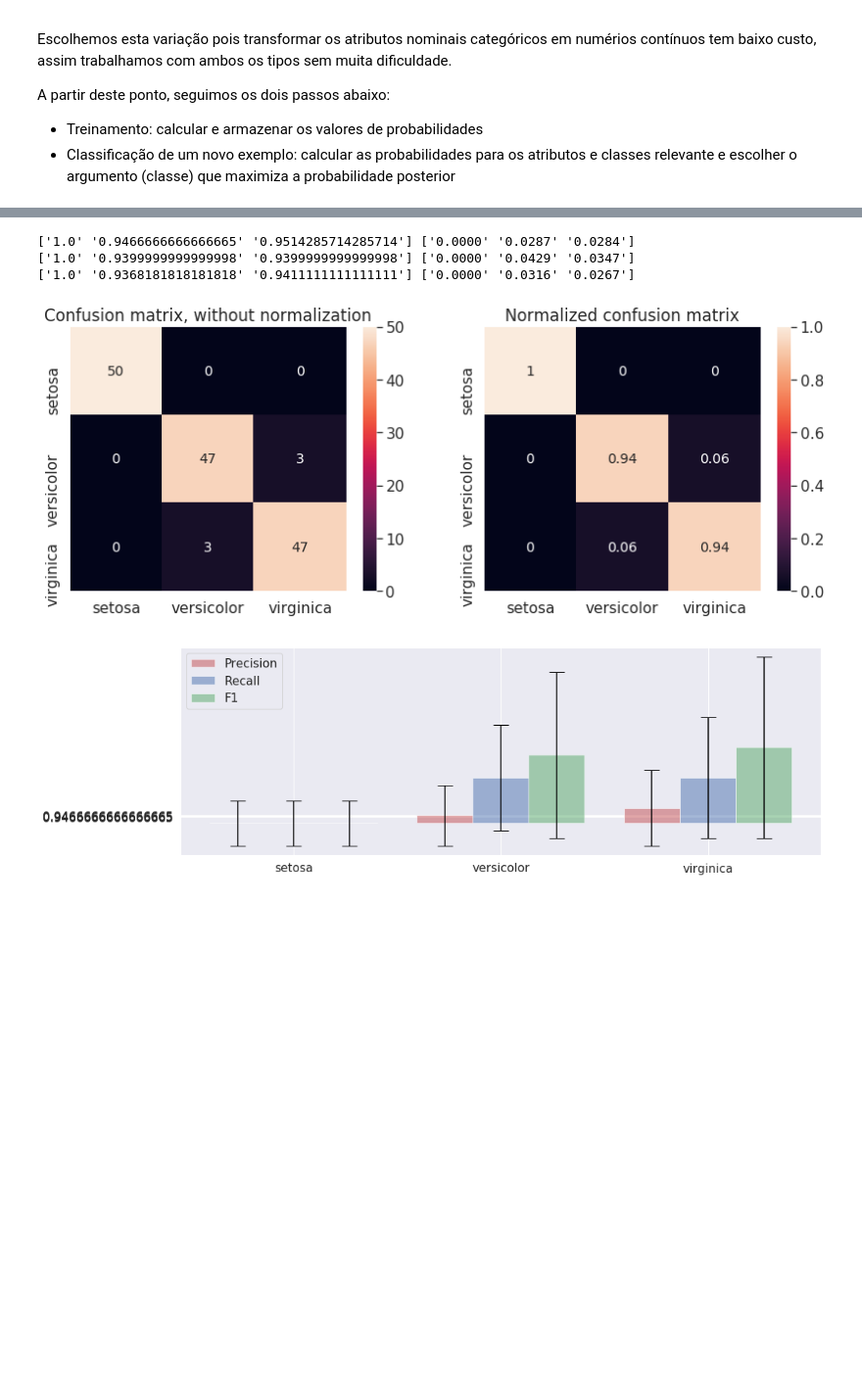
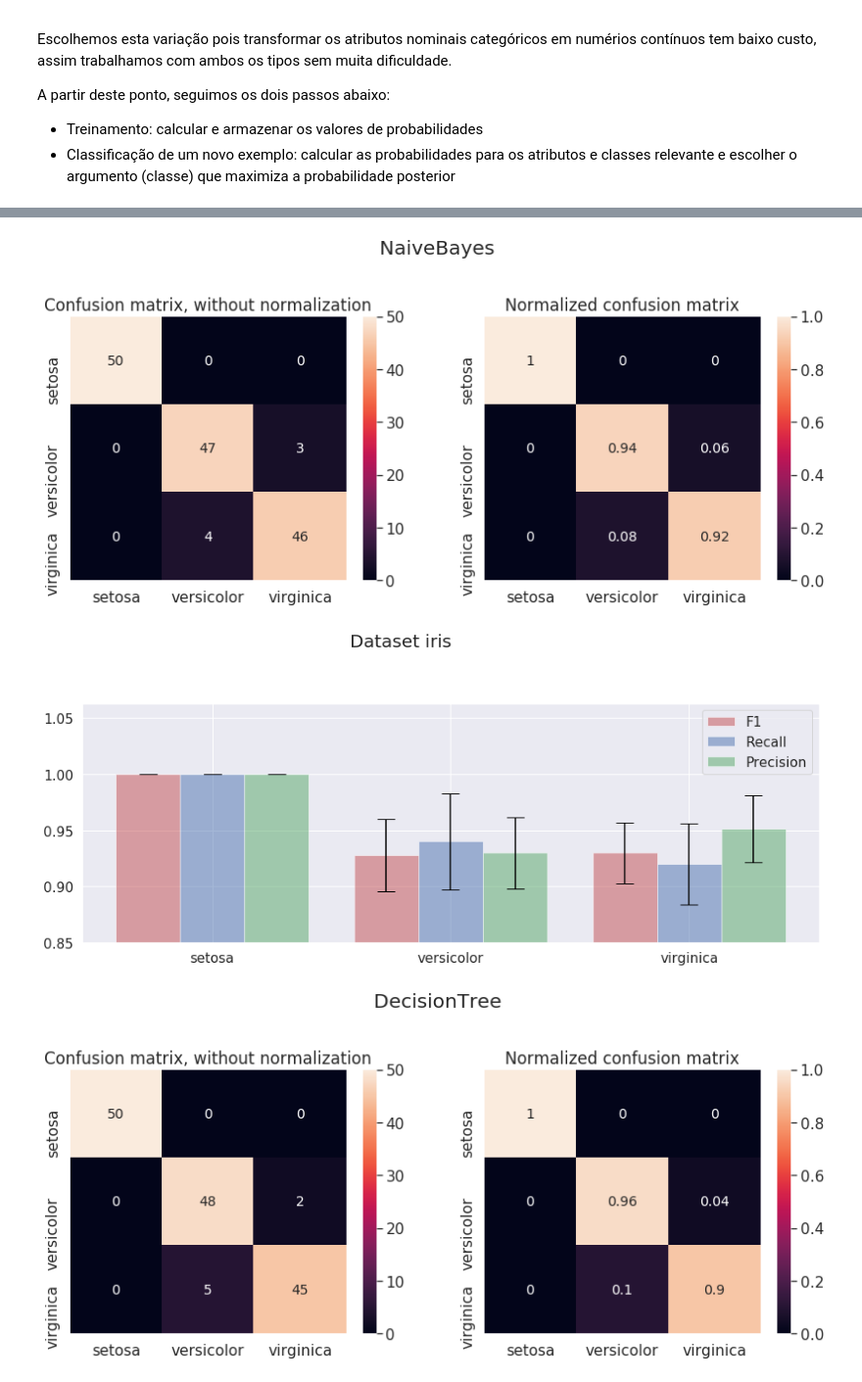
Before and after one commit to xsacbj/Mini-Weka, a Jupyter notebook: Mini Weka.ipynb, the cells around one changed output, grey strips where cells are left out. Shown at 98% size. Saved outputs shown, nothing was run; the diff lists cells and outputs as text; code cells hidden in the pictures; blank space fills up the shorter version.

```diff
--- a/Mini Weka.ipynb
+++ b/Mini Weka.ipynb
@@ -743,7 +792,7 @@ from sklearn.utils.multiclass import unique_labels
 from sklearn.model_selection import StratifiedKFold
 from sklearn.utils import check_X_y
 
-def plot_confusion_matrix(cm, classes=None):
+def plot_confusion_matrix(cm, classes=None, title=None):
 
     if classes is None: classes = list(range(len(cm)))
 
@@ -752,6 +801,8 @@ def plot_confusion_matrix(cm, classes=None):
     fig = plt.figure(figsize=(14,5))
     ax1 = fig.add_subplot(121)
     ax2 = fig.add_subplot(122)
+
+    fig.suptitle(title, y=1.1)
 
     data = [(pd.DataFrame(cm_, index=classes, columns=classes), title, ax) for cm_, title,ax in (
         (cm,'Confusion matrix, without normalization', ax1),
@@ -762,27 +813,28 @@ def plot_confusion_matrix(cm, classes=None):
     for df, title, ax in data:
         sns.heatmap(df, annot=True,annot_kws={"size": 14}, ax=ax).set_title(title)
 
-def plot_metric_value(metric_values, classes=None):
+def plot_metric_value(metric_values, classes=None, title=None):
 
     metric_names = metric_values.keys()
     x_pos = np.arange(len(metric_names))
     size = len(x_pos)
     width = 0.27
-    m = np.array([[metric_values[key][k][0], metric_values[key][k][1]] for key in metric_values.keys() for k in metric_values[key]]).T
+    m = np.array([[float(metric_values[key][k][0]), float(metric_values[key][k][1])] for key in metric_values.keys() for k in metric_values[key]]).T
     rects = []
     c = ['r','b','g']
 
     fig = plt.figure(figsize=(15,5))
     ax = fig.add_subplot(111)
+    fig.suptitle("Dataset "+title, y=1.1, x=0.46)
 
     if classes is None: classes = x_pos
 
     for i in range(size):
         mean, erro = m[0][i*size:(i+1)*size], m[1][i*size:(i+1)*size]
-        print(mean, erro)
-        react = ax.bar(x=x_pos+i*width, height=mean, width=width, color=c[i], yerr=erro, align='center', alpha=0.5, ecolor='black', capsize=10)
+        react = ax.bar(x_pos+i*width, mean, width, color=c[i], yerr=erro, align='center', alpha=0.5, ecolor='black', capsize=10)
         rects.append(react[0])
 
+    ax.set_ylim((min(m[0])-min(m[1])-0.07, max(m[0])+max(m[1])+0.02))
     ax.set_xticks(x_pos+width)
     ax.set_xticklabels( tuple(classes) )
     ax.legend( tuple(rects), tuple(metric_names) )
@@ -813,12 +865,13 @@ def statistics_metric_value(metric_list, nTargets):
 
 def crossValidationStratifiedKfold(classifier,X,y,n_splits=10):
 
-    X,y = check_X_y(X, y, ensure_2d=False)
+
     targets = unique_labels(y)
     n_targets = len(targets)
     stratified_fold = StratifiedKFold(n_splits=n_splits, shuffle=True)
     precisions, recalls, f1s = [], [], []
     cm = [[0 for i in targets] for j in targets]
+
 
     for train_index, test_index in stratified_fold.split(X,y):
         X_train, X_test = X[train_index],X[test_index]
@@ -826,13 +879,12 @@ def crossValidationStratifiedKfold(classifier,X,y,n_splits=10):
 
         classifier.fit(X_train, y_train)
         y_predict = classifier.predict(X_test)
-
         cm += confusion_matrix(y_test, y_predict)
         precisions.append(precision_score(y_test, y_predict, average=None))
         recalls.append(recall_score(y_test, y_predict, average=None))
         f1s.append(f1_score(y_test, y_predict, average=None))
 
-    return cm, { name: statistics_metric_value(metric, n_targets) for name,metric in [("Precision",precisions),("Recall",recalls),("F1",f1s)] }
+    return classifier, cm, { name: statistics_metric_value(metric, n_targets) for name,metric in [("Precision",precisions),("Recall",recalls),("F1",f1s)] }
 
 def modelValidation(classifier, dataset_file):
     data, info = loadarff(dataset_file)
@@ -841,7 +893,9 @@ def modelValidation(classifier, dataset_file):
     X,y = data.iloc[:,:-1].values, data.iloc[:,-1].values
     classes = unique_labels(y)
 
-    cm, metric_values = crossValidationStratifiedKfold(knn, X, y)
+    classifier, cm, metric_values = crossValidationStratifiedKfold(classifier, X, y)
 
-    plot_confusion_matrix(cm, classes)
-    plot_metric_value(metric_values, classes)
+    plot_confusion_matrix(cm, classes, title=classifier.__name__)
+    plot_metric_value(metric_values, classes, title=info.name)
+
+    return classifier
@@ -848,12 +904,23 @@ def modelValidation(classifier, dataset_file):
 # %%
 X,y = iris.iloc[:,:-1].values, iris.iloc[:,-1].values
 
-model = KnnClassifier(n_neighbors=3)
+models = [
+    NaiveBayes(),
+    DecisionTree(max_depth=4),
+    Rules(),
+    KnnClassifier(n_neighbors=3)
+]
 
-modelValidation(model, './data/iris.arff')
+for i in range(len(models)):
+    model = models[i]
+
+    if model.__name__ !=  "Rules":
+        model = modelValidation(model, './data/iris.arff')
+    else:
+        model = modelValidation(model, './data/contact-lenses.arff')
+
+    models[i]=model
 # %% [output]
-['1.0' '0.9466666666666665' '0.9514285714285714'] ['0.0000' '0.0287' '0.0284']
-['1.0' '0.9399999999999998' '0.9399999999999998'] ['0.0000' '0.0429' '0.0347']
-['1.0' '0.9368181818181818' '0.9411111111111111'] ['0.0000' '0.0316' '0.0267']
-[figure, old version]
+[figure, new version]
-[figure, old version]
+[figure, new version]
+[figure, added]
```
Also changed, not shown: parts of 24 cells of this notebook, 4 other files.
